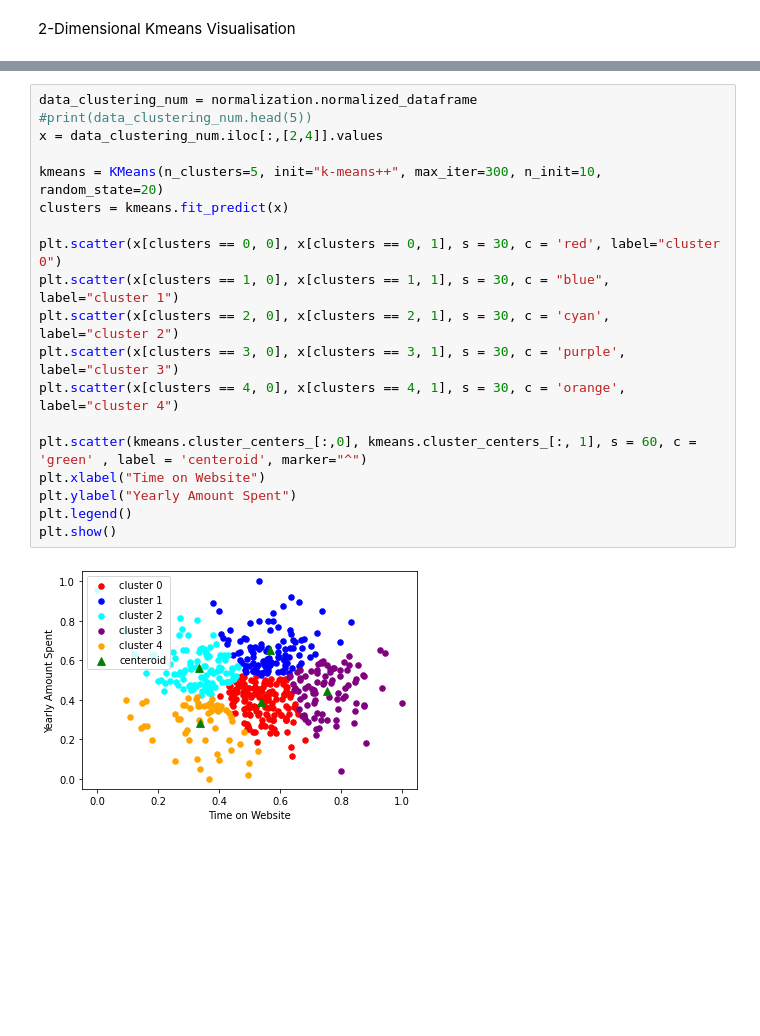
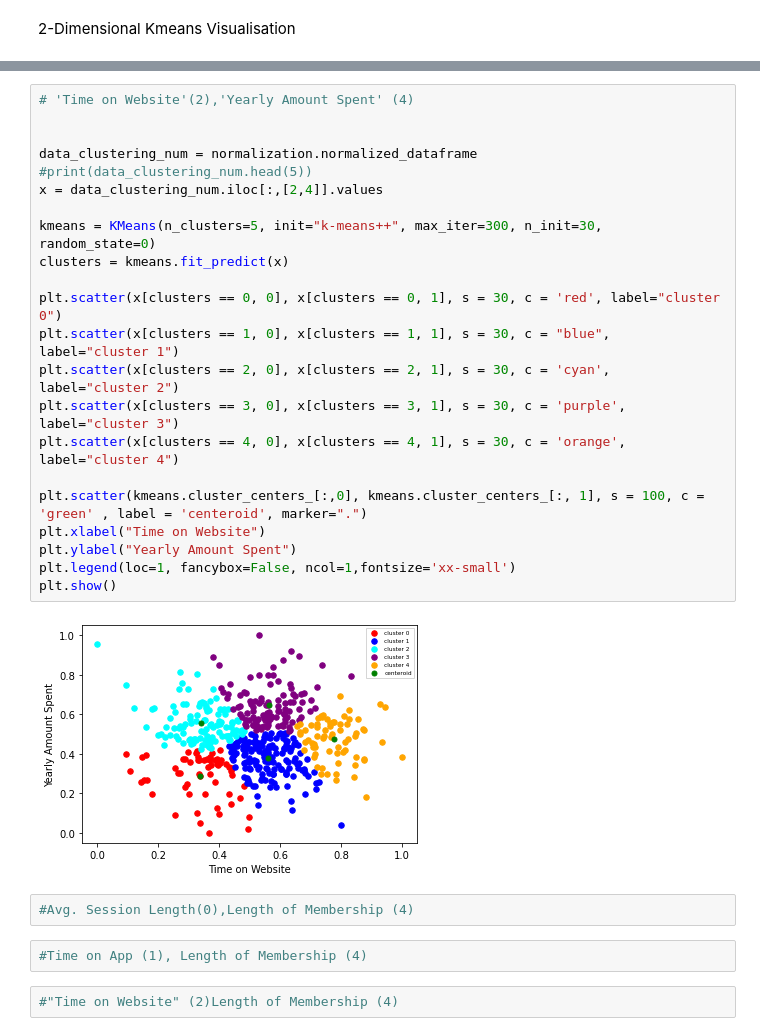
Before and after one commit to JustinSms/Ecommerce_Clustering_2, a Jupyter notebook: Kmeans.ipynb, the cells around one changed output, grey strips where cells are left out. Saved outputs shown, nothing was run; the diff lists cells and outputs as text; blank space fills up the shorter version.

```diff
--- a/Kmeans.ipynb
+++ b/Kmeans.ipynb
@@ -106,21 +153,30 @@ cluster_4 = pd.DataFrame(cluster_4)
 # %%
+# 'Time on Website'(2),'Yearly Amount Spent' (4)
+
+
 data_clustering_num = normalization.normalized_dataframe
 #print(data_clustering_num.head(5))
 x = data_clustering_num.iloc[:,[2,4]].values
 
-kmeans = KMeans(n_clusters=5, init="k-means++", max_iter=300, n_init=10, random_state=20)
+kmeans = KMeans(n_clusters=5, init="k-means++", max_iter=300, n_init=30, random_state=0)
 clusters = kmeans.fit_predict(x)
 
 plt.scatter(x[clusters == 0, 0], x[clusters == 0, 1], s = 30, c = 'red', label="cluster 0")
 plt.scatter(x[clusters == 1, 0], x[clusters == 1, 1], s = 30, c = "blue", label="cluster 1")
 plt.scatter(x[clusters == 2, 0], x[clusters == 2, 1], s = 30, c = 'cyan', label="cluster 2")
 plt.scatter(x[clusters == 3, 0], x[clusters == 3, 1], s = 30, c = 'purple', label="cluster 3")
 plt.scatter(x[clusters == 4, 0], x[clusters == 4, 1], s = 30, c = 'orange', label="cluster 4")
 
-plt.scatter(kmeans.cluster_centers_[:,0], kmeans.cluster_centers_[:, 1], s = 60, c = 'green' , label = 'centeroid', marker="^")
+plt.scatter(kmeans.cluster_centers_[:,0], kmeans.cluster_centers_[:, 1], s = 100, c = 'green' , label = 'centeroid', marker=".")
 plt.xlabel("Time on Website")
 plt.ylabel("Yearly Amount Spent")
-plt.legend()
+plt.legend(loc=1, fancybox=False, ncol=1,fontsize='xx-small')
 plt.show()
 # %% [output]
-[figure, old version]
+[figure, new version]
+# %%
+#Avg. Session Length(0),Length of Membership (4)
+# %%
+#Time on App (1), Length of Membership (4)
+# %%
+#"Time on Website" (2)Length of Membership (4)
```
Also changed, not shown: parts of 3 cells of this notebook, 2 other files.
